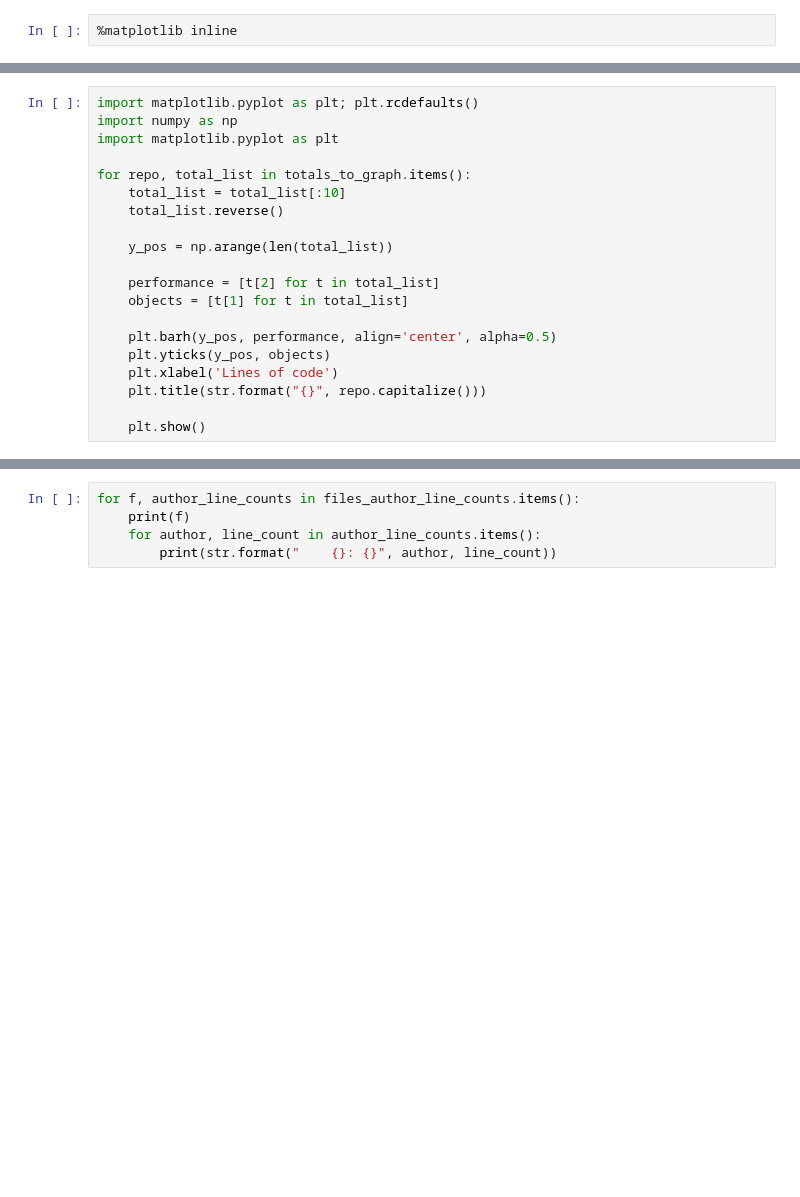
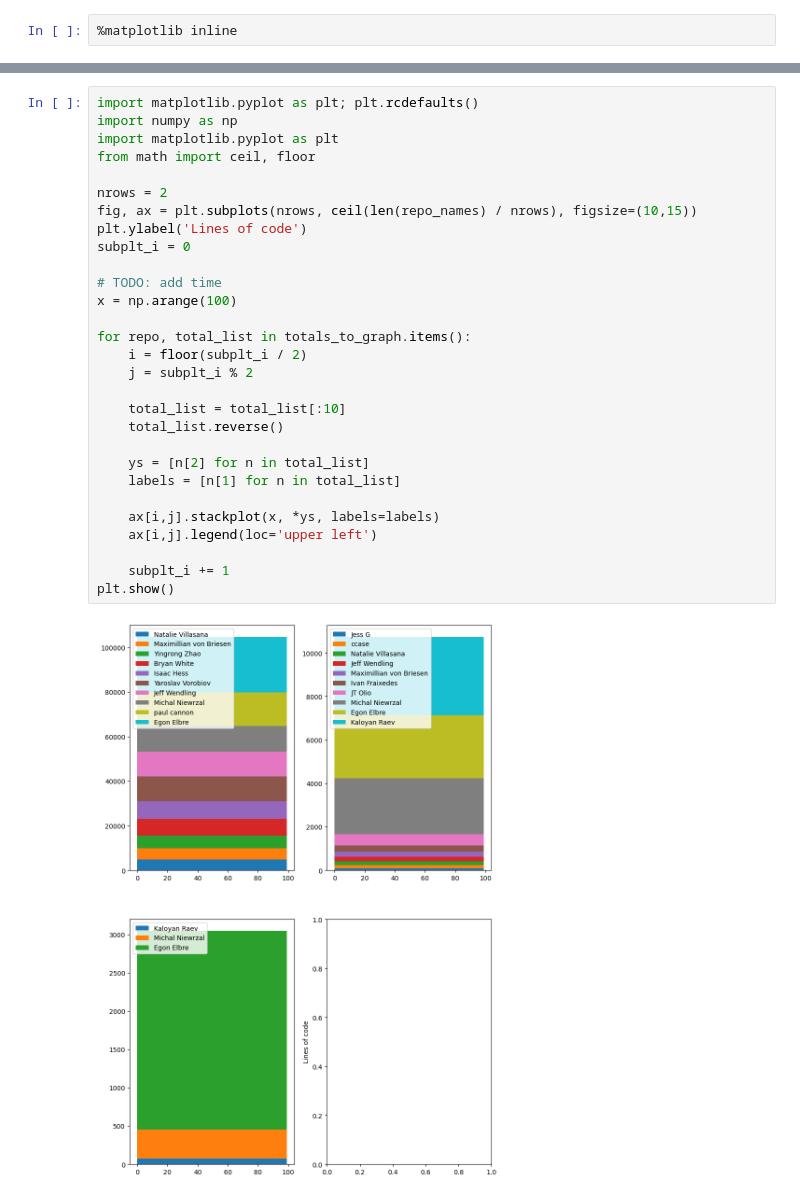
Before and after one commit to bryanchriswhite/analgitycs, a Jupyter notebook: storj-contribution.ipynb, the cells around one changed output, grey strips where cells are left out. Saved outputs shown, nothing was run; the diff lists cells and outputs as text; blank space fills up the shorter version.

```diff
--- a/storj-contribution.ipynb
+++ b/storj-contribution.ipynb
@@ -188,23 +200,3 @@ uplink-c
 #1: Egon Elbre (85.13% | 2593)
 #2: Michal Niewrzal (12.34% | 376)
 #3: Kaloyan Raev (2.53% | 77)
-# %%
-import matplotlib.pyplot as plt; plt.rcdefaults()
-import numpy as np
-import matplotlib.pyplot as plt
-
-for repo, total_list in totals_to_graph.items():
-    total_list = total_list[:10]
-    total_list.reverse()
-
-    y_pos = np.arange(len(total_list))
-
-    performance = [t[2] for t in total_list]
-    objects = [t[1] for t in total_list]
-
-    plt.barh(y_pos, performance, align='center', alpha=0.5)
-    plt.yticks(y_pos, objects)
-    plt.xlabel('Lines of code')
-    plt.title(str.format("{}", repo.capitalize()))
-
-    plt.show()
@@ -275,6 +203,32 @@ plt.show()
-# %%
-for f, author_line_counts in files_author_line_counts.items():
-    print(f)
-    for author, line_count in author_line_counts.items():
-        print(str.format("    {}: {}", author, line_count))
+# %%
+import matplotlib.pyplot as plt; plt.rcdefaults()
+import numpy as np
+import matplotlib.pyplot as plt
+from math import ceil, floor
+
+nrows = 2
+fig, ax = plt.subplots(nrows, ceil(len(repo_names) / nrows), figsize=(10,15))
+plt.ylabel('Lines of code')
+subplt_i = 0
+
+# TODO: add time
+x = np.arange(100)
+
+for repo, total_list in totals_to_graph.items():
+    i = floor(subplt_i / 2)
+    j = subplt_i % 2
+
+    total_list = total_list[:10]
+    total_list.reverse()
+
+    ys = [n[2] for n in total_list]
+    labels = [n[1] for n in total_list]
+
+    ax[i,j].stackplot(x, *ys, labels=labels)
+    ax[i,j].legend(loc='upper left')
+
+    subplt_i += 1
+plt.show()
+# %% [output]
+[figure, added]
 # %%
```
Also changed, not shown: parts of 9 cells of this notebook.
